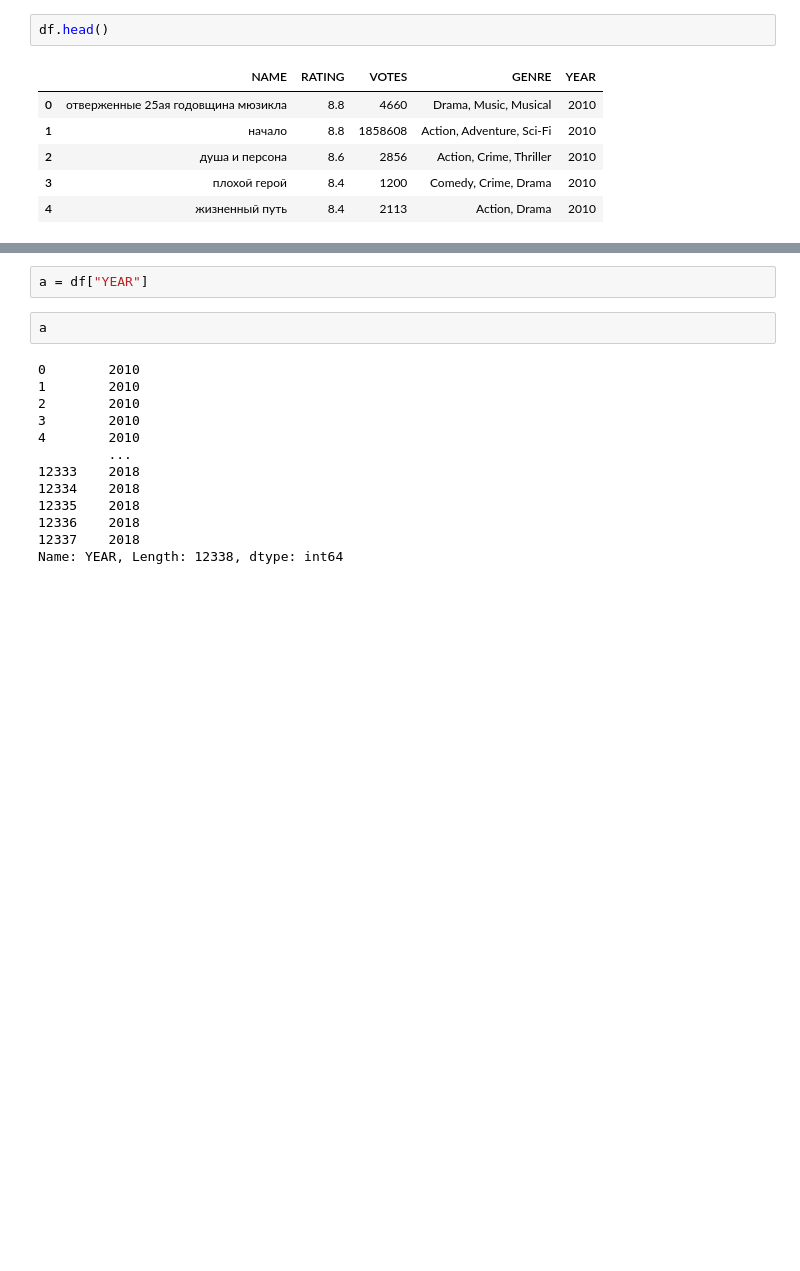
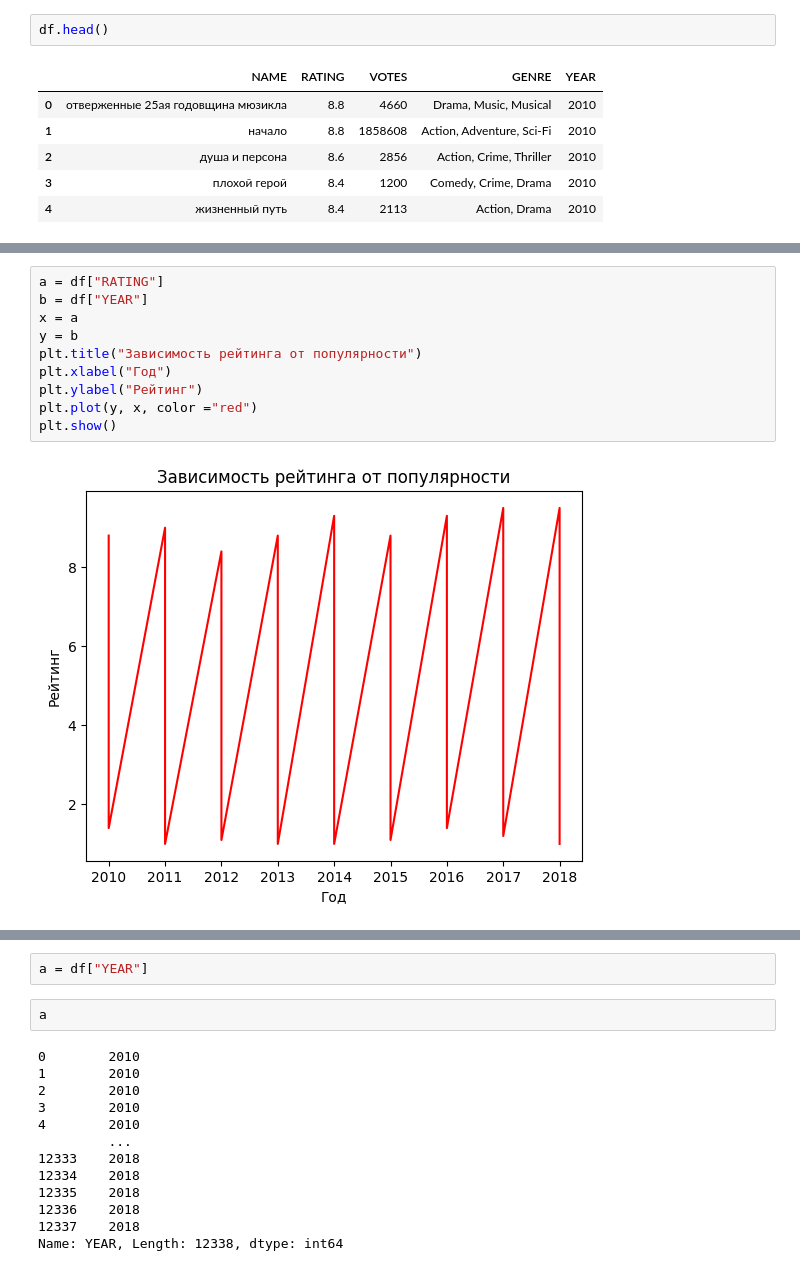
Before and after one commit to mironafanasenko/pogect, a Jupyter notebook: Копия_блокнота_"Мирон_Афанасенко_task28_ipynb".ipynb, the cells around one changed output, grey strips where cells are left out. Cells and saved outputs as stored; diff of their text form; blank space fills up the shorter version.

```diff
--- a/Копия_блокнота_"Мирон_Афанасенко_task28_ipynb".ipynb
+++ b/Копия_блокнота_"Мирон_Афанасенко_task28_ipynb".ipynb
@@ -120,0 +100,12 @@ df
+# %%
+a = df["RATING"]
+b = df["YEAR"]
+x = a
+y = b
+plt.title("Зависимость рейтинга от популярности")
+plt.xlabel("Год")
+plt.ylabel("Рейтинг")
+plt.plot(y, x, color ="red")
+plt.show()
+# %% [output]
+[figure, added]
```
Also changed, not shown: parts of 9 cells of this notebook.
